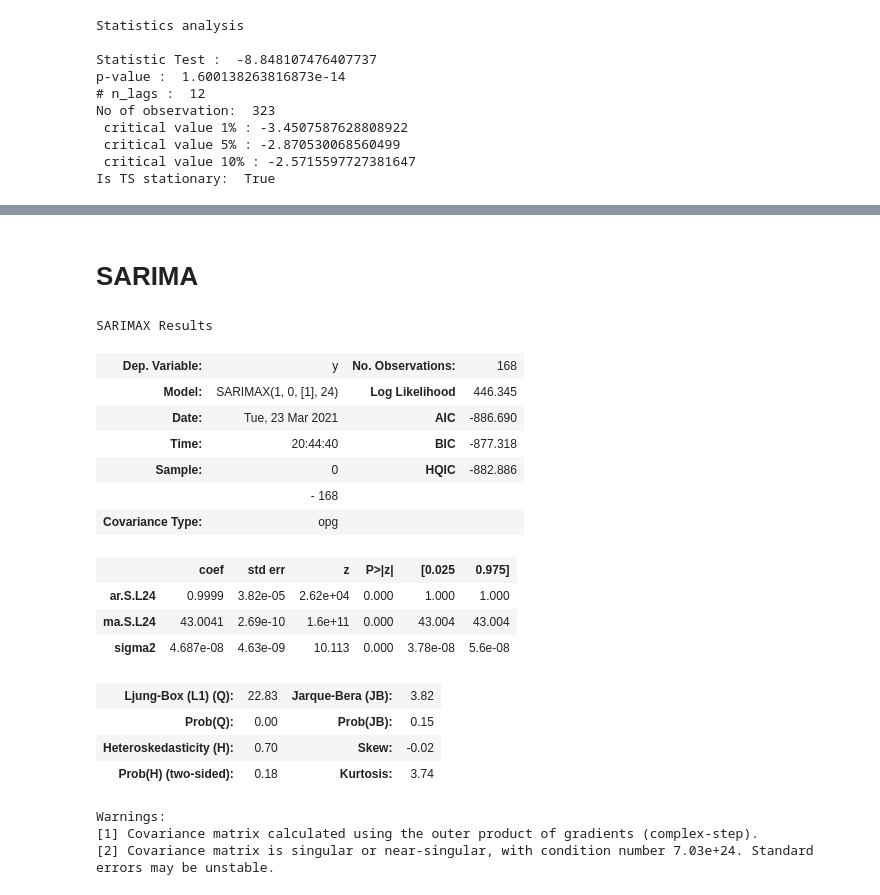
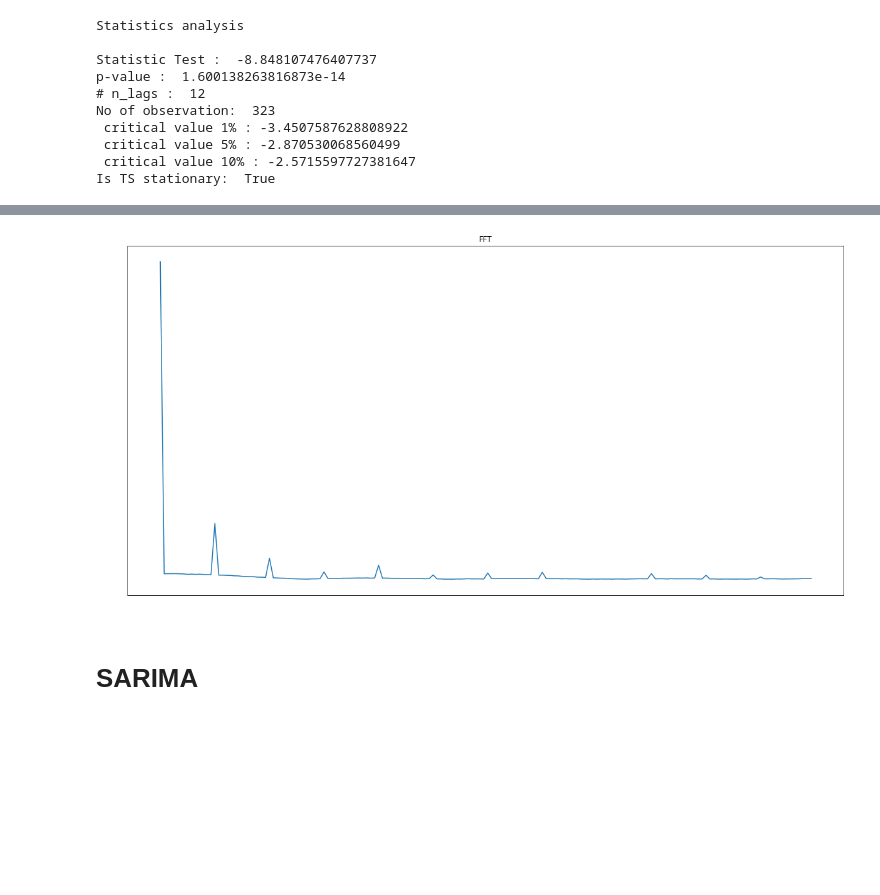
Before and after one commit to emerelte/kad, a Jupyter notebook: notebooks/sarima_nab_artificial.ipynb, the cells around one changed output, grey strips where cells are left out. Drawn from its saved outputs; the diff is of its cells as text; code cells hidden in the pictures; blank space fills up the shorter version.

```diff
--- a/notebooks/sarima_nab_artificial.ipynb
+++ b/notebooks/sarima_nab_artificial.ipynb
@@ -122,28 +93,6 @@ ax2 = f.add_subplot(2, 1, 2); _ = sm.graphics.tsa.plot_pacf(original_df.values,
+# %%
+dominant_freq = tsa.calculate_dominant_frequency()
+# %% [output]
+[figure, added]
 # %% [markdown]
 # SARIMA
-# %%
-first_training_samples = int(len(original_df)/2)
-model = SARIMAX(original_df[:first_training_samples].values, order=(0, 0, 0), seasonal_order=(1,0,1,24), enforce_stationarity = True, enforce_invertibility = False)
-
-model_fit = model.fit(dsip=-1)
-model_fit.summary()
-# %% [output]
-SARIMAX Results
-| Dep. Variable: | y | No. Observations: | 168 |
-| Model: | SARIMAX(1, 0, [1], 24) | Log Likelihood | 446.345 |
-| Date: | Tue, 23 Mar 2021 | AIC | -886.690 |
-| Time: | 20:44:40 | BIC | -877.318 |
-| Sample: | 0 | HQIC | -882.886 |
-|  | - 168 |  |  |
-| Covariance Type: | opg |  |  |
-|  | coef | std err | z | P>|z| | [0.025 | 0.975] |
-| ar.S.L24 | 0.9999 | 3.82e-05 | 2.62e+04 | 0.000 | 1.000 | 1.000 |
-| ma.S.L24 | 43.0041 | 2.69e-10 | 1.6e+11 | 0.000 | 43.004 | 43.004 |
-| sigma2 | 4.687e-08 | 4.63e-09 | 10.113 | 0.000 | 3.78e-08 | 5.6e-08 |
-| Ljung-Box (L1) (Q): | 22.83 | Jarque-Bera (JB): | 3.82 |
-| Prob(Q): | 0.00 | Prob(JB): | 0.15 |
-| Heteroskedasticity (H): | 0.70 | Skew: | -0.02 |
-| Prob(H) (two-sided): | 0.18 | Kurtosis: | 3.74 |
-Warnings:
-[1] Covariance matrix calculated using the outer product of gradients (complex-step).
-[2] Covariance matrix is singular or near-singular, with condition number 7.03e+24. Standard errors may be unstable.
```
Also changed, not shown: parts of 27 cells of this notebook, 3 other files.
